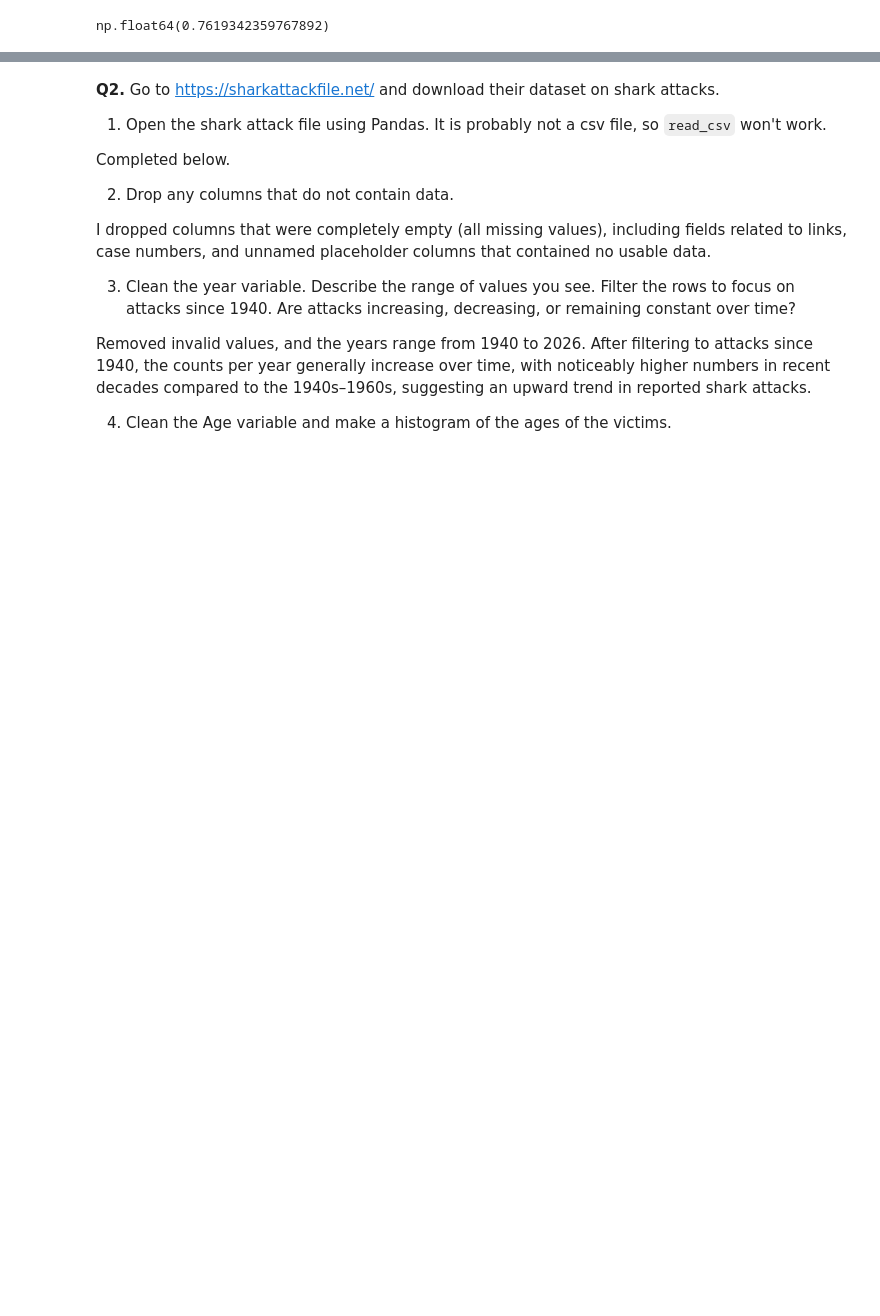
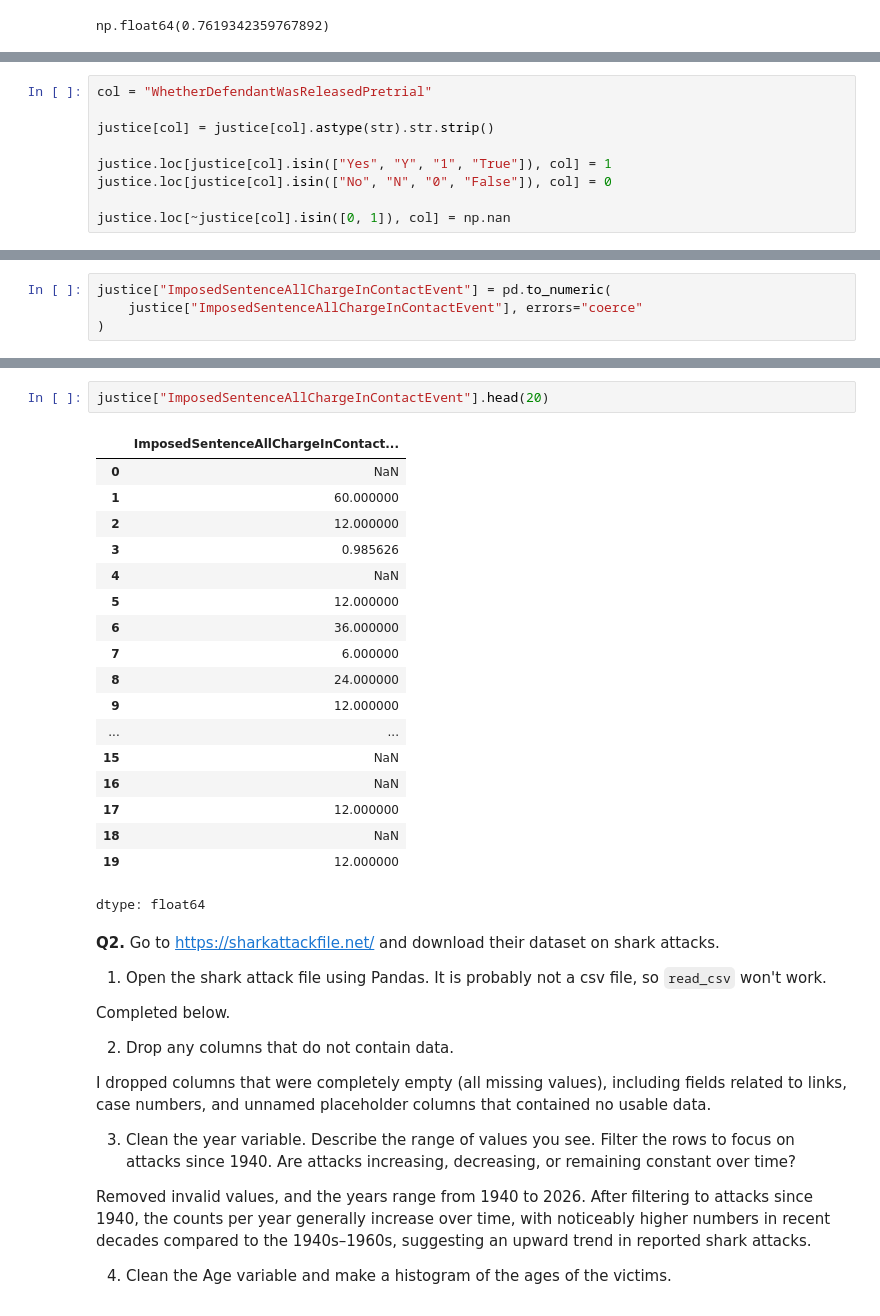
Before and after one commit to inmarjr/wrangling, a Jupyter notebook: assignment/assignment.ipynb, the cells around one changed output, grey strips where cells are left out. Cells and saved outputs as stored; diff of their text form; blank space fills up the shorter version.

```diff
--- a/assignment/assignment.ipynb
+++ b/assignment/assignment.ipynb
@@ -103,0 +132,9 @@ UnicodeDecodeError: 'utf-8' codec can't decode byte 0xf0 in position 7: invalid
+# %%
+col = "WhetherDefendantWasReleasedPretrial"
+
+justice[col] = justice[col].astype(str).str.strip()
+
+justice.loc[justice[col].isin(["Yes", "Y", "1", "True"]), col] = 1
+justice.loc[justice[col].isin(["No", "N", "0", "False"]), col] = 0
+
+justice.loc[~justice[col].isin([0, 1]), col] = np.nan
@@ -103,0 +168,4 @@ UnicodeDecodeError: 'utf-8' codec can't decode byte 0xf0 in position 7: invalid
+# %%
+justice["ImposedSentenceAllChargeInContactEvent"] = pd.to_numeric(
+    justice["ImposedSentenceAllChargeInContactEvent"], errors="coerce"
+)
@@ -104,3 +181,24 @@ UnicodeDecodeError: 'utf-8' codec can't decode byte 0xf0 in position 7: invalid
+# %%
+justice["ImposedSentenceAllChargeInContactEvent"].head(20)
+# %% [output]
+|  | ImposedSentenceAllChargeInContact... |
+| 0 | NaN |
+| 1 | 60.000000 |
+| 2 | 12.000000 |
+| 3 | 0.985626 |
+| 4 | NaN |
+| 5 | 12.000000 |
+| 6 | 36.000000 |
+| 7 | 6.000000 |
+| 8 | 24.000000 |
+| 9 | 12.000000 |
+| ... | ... |
+| 15 | NaN |
+| 16 | NaN |
+| 17 | 12.000000 |
+| 18 | NaN |
+| 19 | 12.000000 |
+dtype: float64
 # %% [markdown]
 **Q2.** Go to https://sharkattackfile.net/ and download their dataset on shark attacks.
 
```
Also changed, not shown: parts of 13 cells of this notebook.
